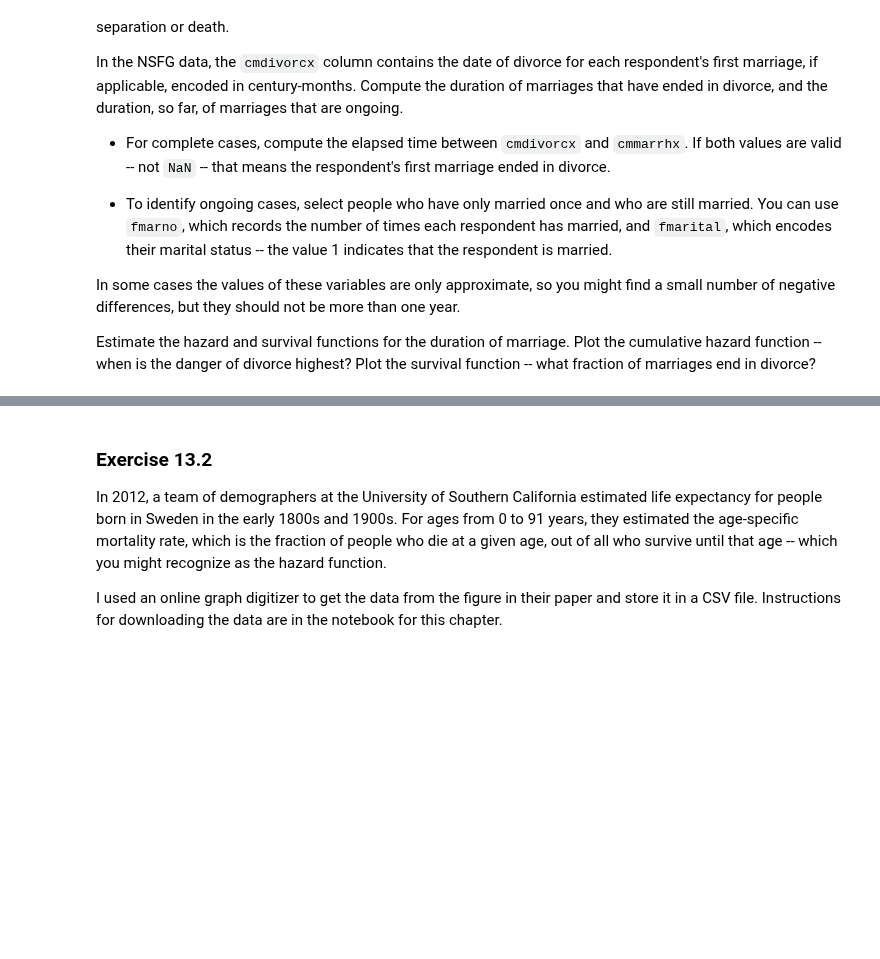
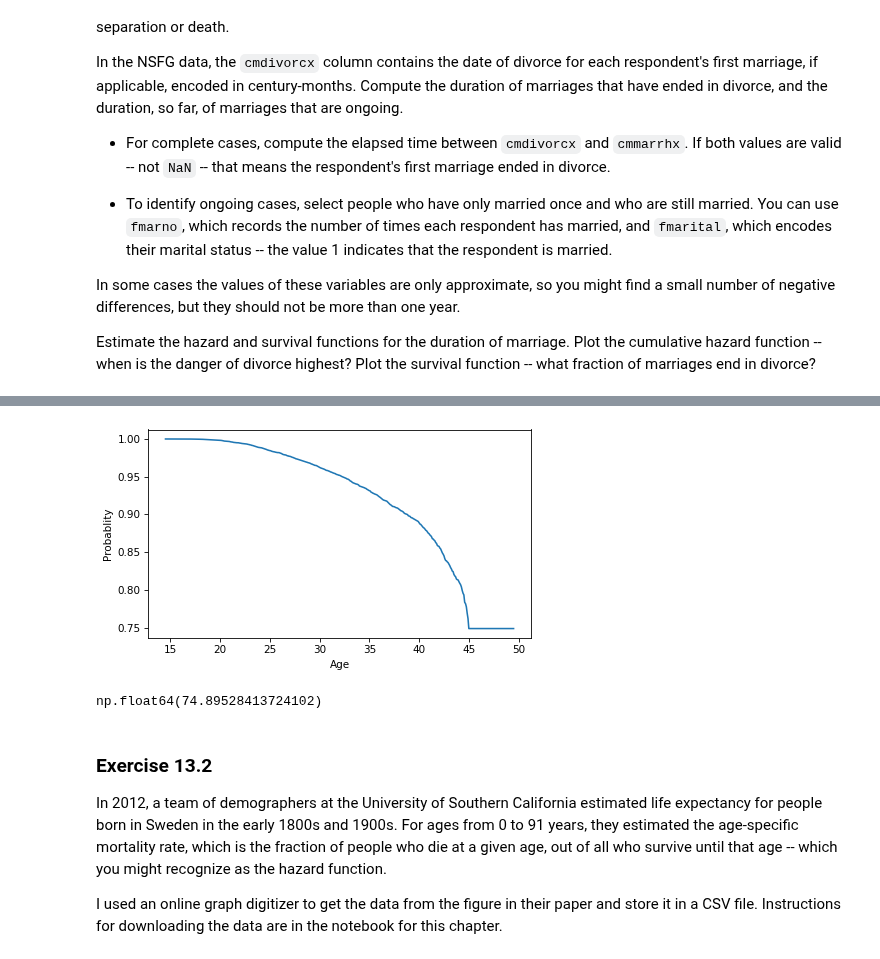
Before and after one commit to gi1no/Education, a Jupyter notebook: ThinkStats/chap13.ipynb, the cells around one changed output, grey strips where cells are left out. Cells and saved outputs as stored; diff of their text form; code cells hidden in the pictures; blank space fills up the shorter version.

```diff
--- a/ThinkStats/chap13.ipynb
+++ b/ThinkStats/chap13.ipynb
@@ -897,3 +888,15 @@ sample = resample_cycles(resp)
+# %%
+# Survival Plot.
+survm = hazard.make_surv()
+survm.plot()
+decorate(xlabel="Age", ylabel="Probablity")
+# %% [output]
+[figure, added]
+# %%
+# What percentage of marriages end in divorce? 755 from this dataset.
+survm.iloc[-1] * 100
+# %% [output]
+np.float64(74.89528413724102)
 # %%
 # Solution goes here
 # %% [markdown]
```
Also changed, not shown: parts of 21 cells of this notebook.
